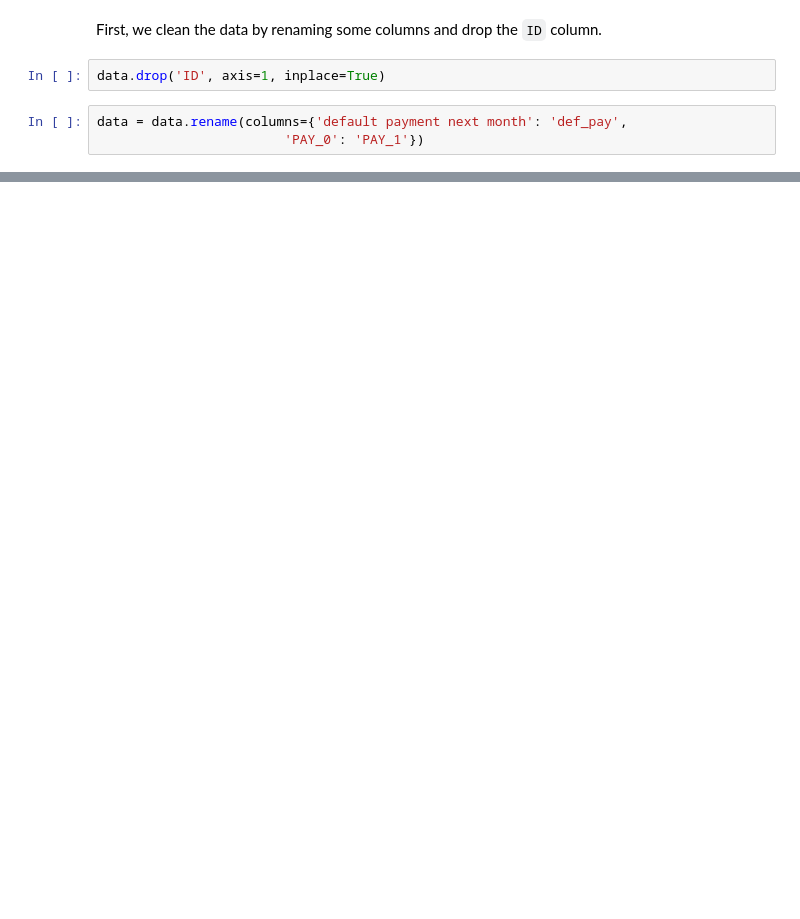
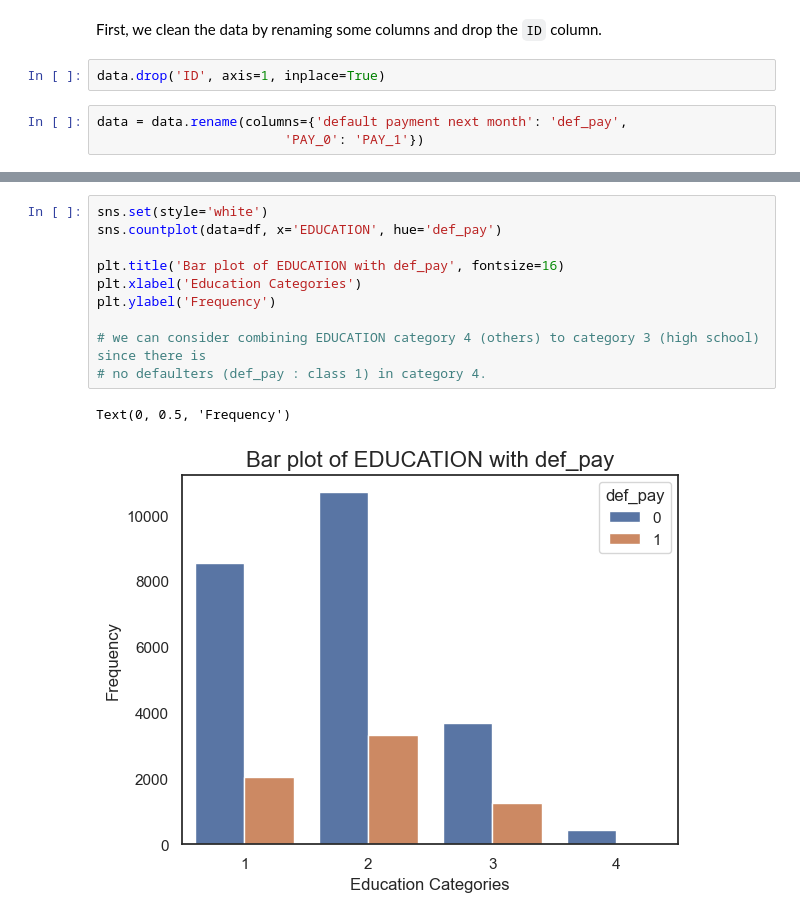
Before and after one commit to lihuicham/default-credit-card-clients-prediction, a Jupyter notebook: ProjectCode-Python.ipynb, the cells around one changed output, grey strips where cells are left out. Cells and saved outputs as stored; diff of their text form; blank space fills up the shorter version.

```diff
--- a/ProjectCode-Python.ipynb
+++ b/ProjectCode-Python.ipynb
@@ -304,0 +377,13 @@ df.head()
+# %%
+sns.set(style='white')
+sns.countplot(data=df, x='EDUCATION', hue='def_pay')
+
+plt.title('Bar plot of EDUCATION with def_pay', fontsize=16)
+plt.xlabel('Education Categories')
+plt.ylabel('Frequency')
+
+# we can consider combining EDUCATION category 4 (others) to category 3 (high school) since there is
+# no defaulters (def_pay : class 1) in category 4.
+# %% [output]
+Text(0, 0.5, 'Frequency')
+[figure, added]
```
Also changed, not shown: parts of 49 cells of this notebook, 1 other file.
